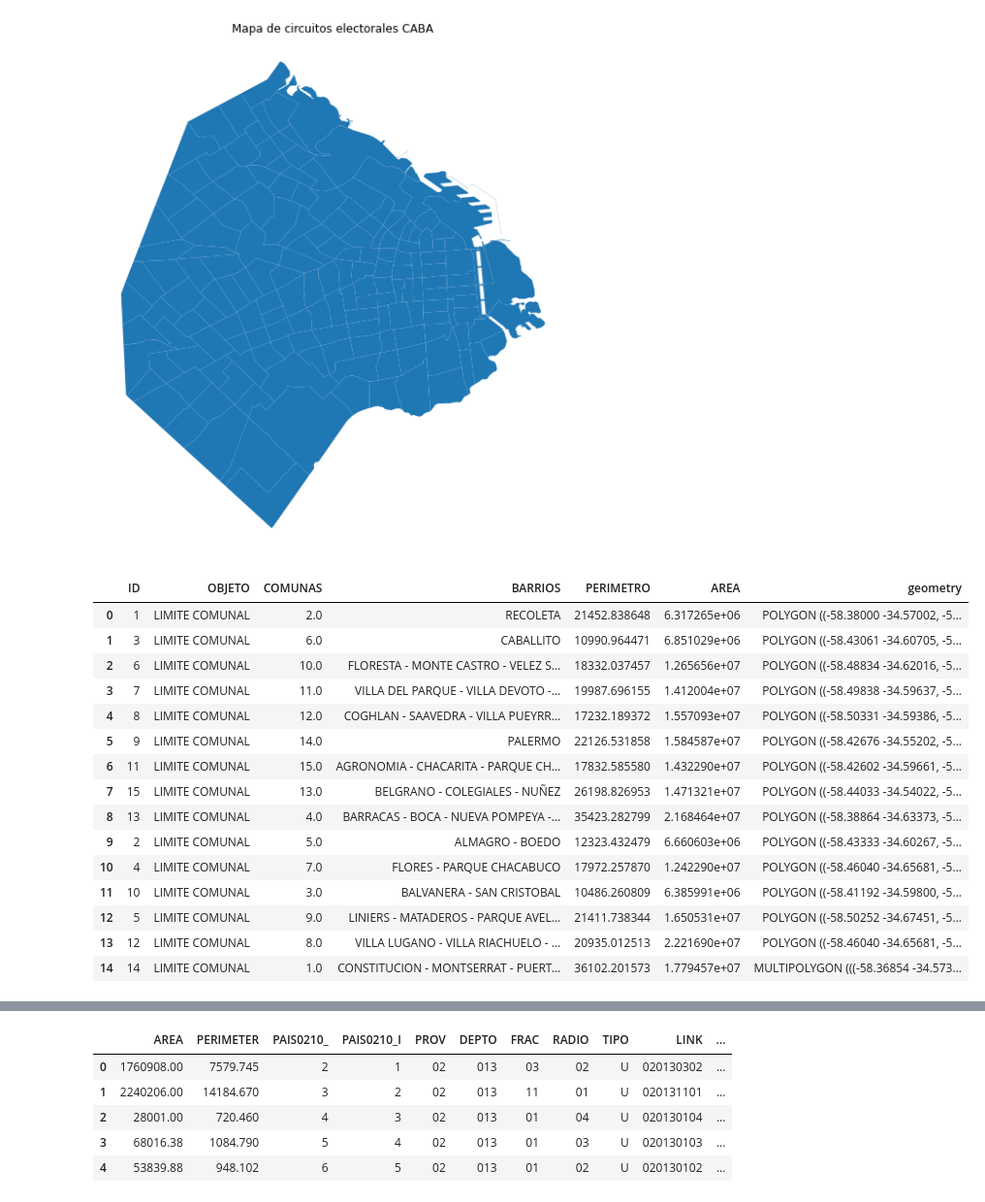
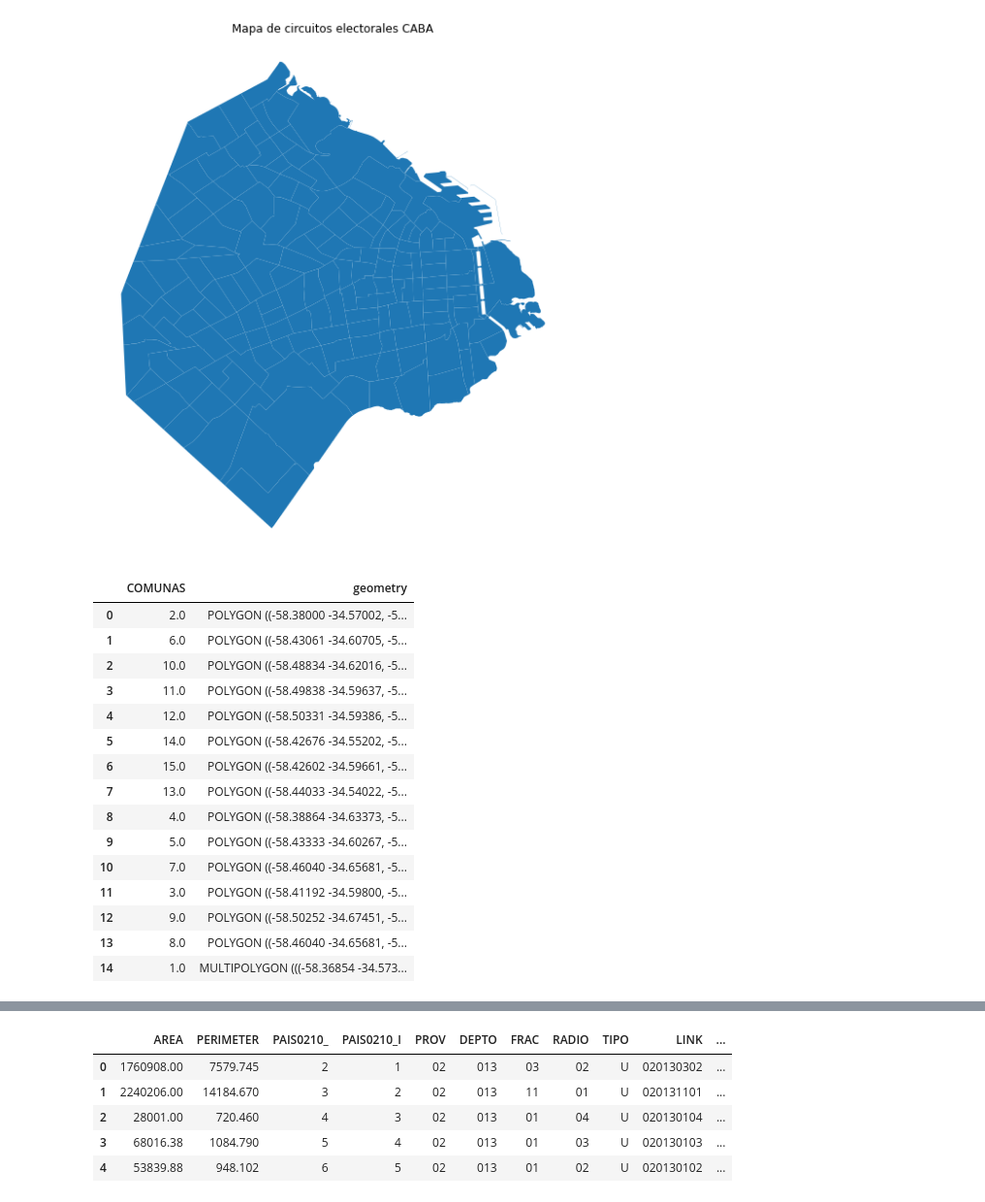
Before and after one commit to EmiKaczmarczyk/MET4OP, a Jupyter notebook: Examenes/TP2/emi.ipynb, the cells around one changed output, grey strips where cells are left out. Shown at 97% size. Drawn from its saved outputs; the diff is of its cells as text; code cells hidden in the pictures.

```diff
--- a/Examenes/TP2/emi.ipynb
+++ b/Examenes/TP2/emi.ipynb
@@ -46,21 +60,22 @@ plt.show()
 # %%
 #POLÍGONO DE COMUNAS, NO ESTÁ EN CARPETA DE REPO
 comunas_ = gpd.read_file("C:/Users/W10/OneDrive/Escritorio/comunas/comunas_wgs84.shp")
+comunas_= comunas_.loc[:,["COMUNAS", "geometry"]] #me quedo con columnas que me sirven
 comunas_
 # %% [output]
-|  | ID | OBJETO | COMUNAS | BARRIOS | PERIMETRO | AREA | geometry |
-| 0 | 1 | LIMITE COMUNAL | 2.0 | RECOLETA | 21452.838648 | 6.317265e+06 | POLYGON ((-58.38000 -34.57002, -5... |
-| 1 | 3 | LIMITE COMUNAL | 6.0 | CABALLITO | 10990.964471 | 6.851029e+06 | POLYGON ((-58.43061 -34.60705, -5... |
-| 2 | 6 | LIMITE COMUNAL | 10.0 | FLORESTA - MONTE CASTRO - VELEZ S... | 18332.037457 | 1.265656e+07 | POLYGON ((-58.48834 -34.62016, -5... |
-| 3 | 7 | LIMITE COMUNAL | 11.0 | VILLA DEL PARQUE - VILLA DEVOTO -... | 19987.696155 | 1.412004e+07 | POLYGON ((-58.49838 -34.59637, -5... |
-| 4 | 8 | LIMITE COMUNAL | 12.0 | COGHLAN - SAAVEDRA - VILLA PUEYRR... | 17232.189372 | 1.557093e+07 | POLYGON ((-58.50331 -34.59386, -5... |
-| 5 | 9 | LIMITE COMUNAL | 14.0 | PALERMO | 22126.531858 | 1.584587e+07 | POLYGON ((-58.42676 -34.55202, -5... |
-| 6 | 11 | LIMITE COMUNAL | 15.0 | AGRONOMIA - CHACARITA - PARQUE CH... | 17832.585580 | 1.432290e+07 | POLYGON ((-58.42602 -34.59661, -5... |
-| 7 | 15 | LIMITE COMUNAL | 13.0 | BELGRANO - COLEGIALES - NUÑEZ | 26198.826953 | 1.471321e+07 | POLYGON ((-58.44033 -34.54022, -5... |
-| 8 | 13 | LIMITE COMUNAL | 4.0 | BARRACAS - BOCA - NUEVA POMPEYA -... | 35423.282799 | 2.168464e+07 | POLYGON ((-58.38864 -34.63373, -5... |
-| 9 | 2 | LIMITE COMUNAL | 5.0 | ALMAGRO - BOEDO | 12323.432479 | 6.660603e+06 | POLYGON ((-58.43333 -34.60267, -5... |
-| 10 | 4 | LIMITE COMUNAL | 7.0 | FLORES - PARQUE CHACABUCO | 17972.257870 | 1.242290e+07 | POLYGON ((-58.46040 -34.65681, -5... |
-| 11 | 10 | LIMITE COMUNAL | 3.0 | BALVANERA - SAN CRISTOBAL | 10486.260809 | 6.385991e+06 | POLYGON ((-58.41192 -34.59800, -5... |
-| 12 | 5 | LIMITE COMUNAL | 9.0 | LINIERS - MATADEROS - PARQUE AVEL... | 21411.738344 | 1.650531e+07 | POLYGON ((-58.50252 -34.67451, -5... |
-| 13 | 12 | LIMITE COMUNAL | 8.0 | VILLA LUGANO - VILLA RIACHUELO - ... | 20935.012513 | 2.221690e+07 | POLYGON ((-58.46040 -34.65681, -5... |
-| 14 | 14 | LIMITE COMUNAL | 1.0 | CONSTITUCION - MONTSERRAT - PUERT... | 36102.201573 | 1.779457e+07 | MULTIPOLYGON (((-58.36854 -34.573... |
+|  | COMUNAS | geometry |
+| 0 | 2.0 | POLYGON ((-58.38000 -34.57002, -5... |
+| 1 | 6.0 | POLYGON ((-58.43061 -34.60705, -5... |
+| 2 | 10.0 | POLYGON ((-58.48834 -34.62016, -5... |
+| 3 | 11.0 | POLYGON ((-58.49838 -34.59637, -5... |
+| 4 | 12.0 | POLYGON ((-58.50331 -34.59386, -5... |
+| 5 | 14.0 | POLYGON ((-58.42676 -34.55202, -5... |
+| 6 | 15.0 | POLYGON ((-58.42602 -34.59661, -5... |
+| 7 | 13.0 | POLYGON ((-58.44033 -34.54022, -5... |
+| 8 | 4.0 | POLYGON ((-58.38864 -34.63373, -5... |
+| 9 | 5.0 | POLYGON ((-58.43333 -34.60267, -5... |
+| 10 | 7.0 | POLYGON ((-58.46040 -34.65681, -5... |
+| 11 | 3.0 | POLYGON ((-58.41192 -34.59800, -5... |
+| 12 | 9.0 | POLYGON ((-58.50252 -34.67451, -5... |
+| 13 | 8.0 | POLYGON ((-58.46040 -34.65681, -5... |
+| 14 | 1.0 | MULTIPOLYGON (((-58.36854 -34.573... |
```
Also changed, not shown: parts of 21 cells of this notebook, 1 other file.
